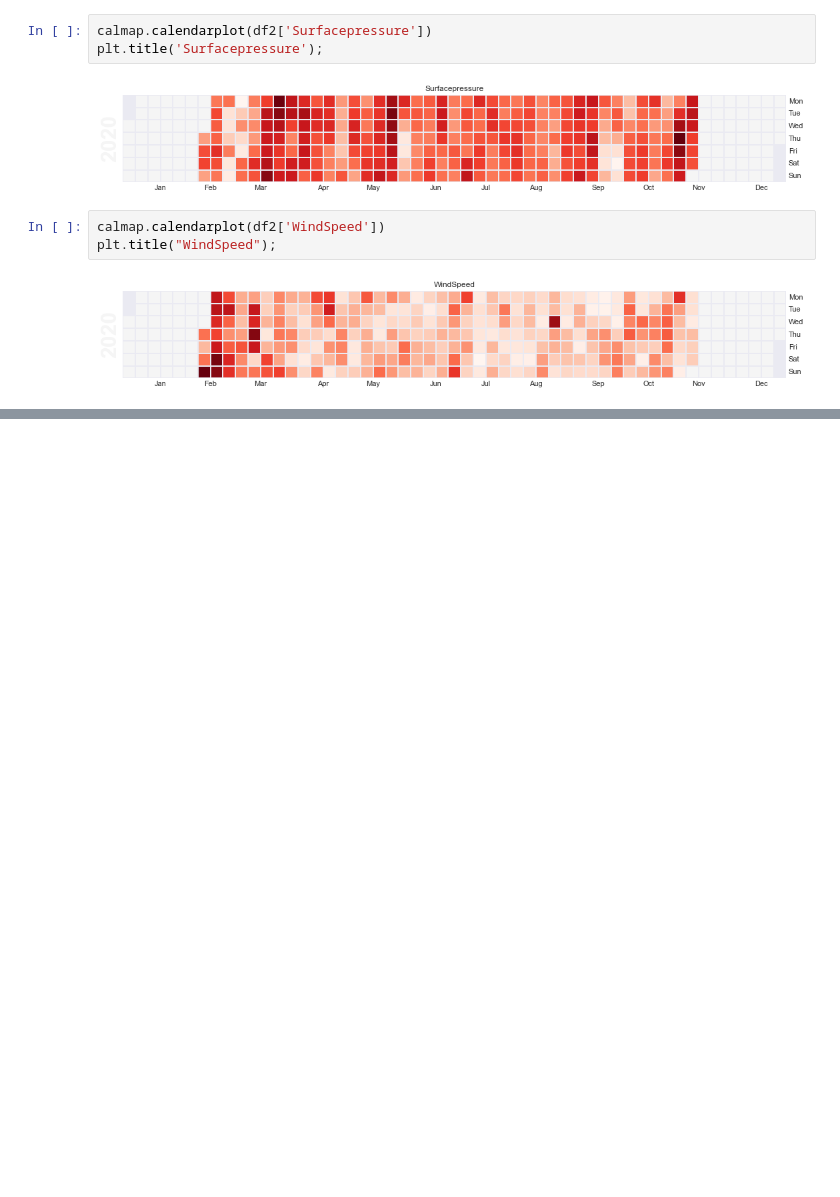
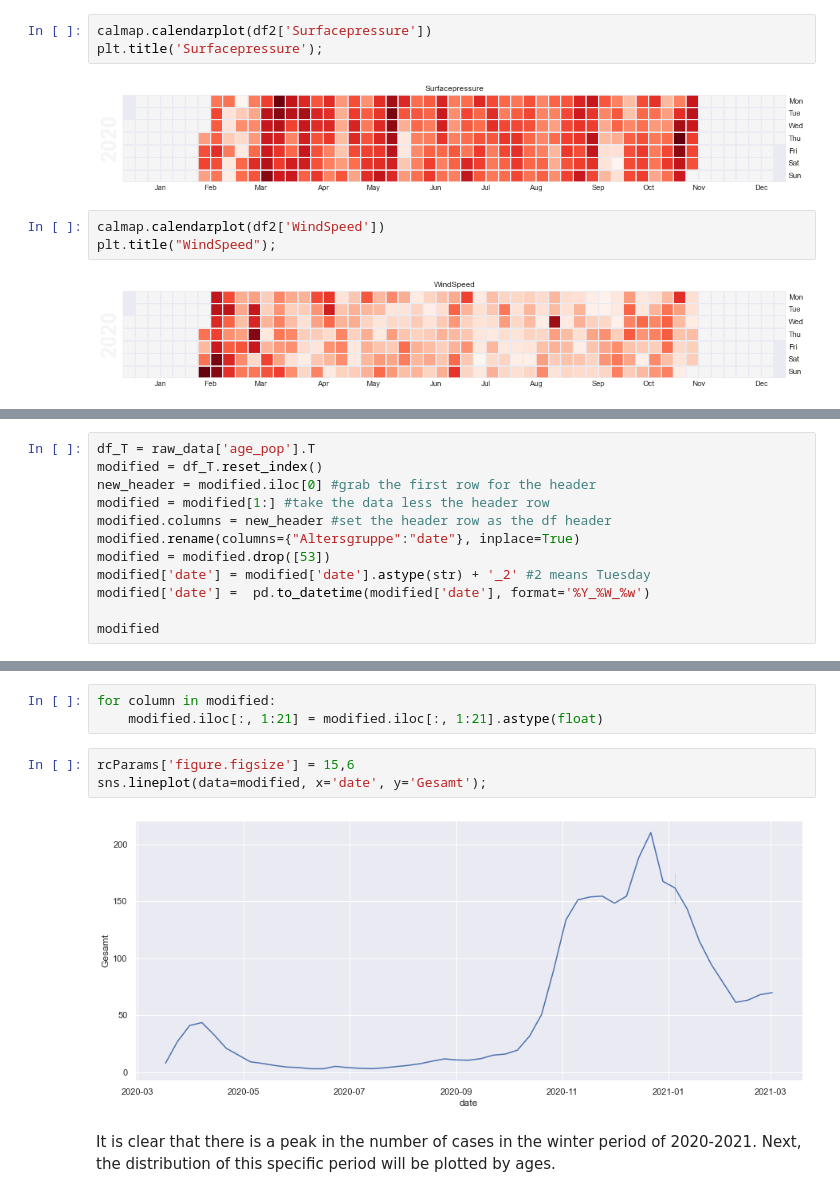
Before and after one commit to Florian335/fyp2021p02g10, a Jupyter notebook: Notebooks/kata.ipynb, the cells around one changed output, grey strips where cells are left out. Drawn from its saved outputs; the diff is of its cells as text; blank space fills up the shorter version.

```diff
--- a/Notebooks/kata.ipynb
+++ b/Notebooks/kata.ipynb
@@ -471,0 +423,12 @@ Name: WindSpeed, dtype: float64
+# %%
+df_T = raw_data['age_pop'].T
+modified = df_T.reset_index()
+new_header = modified.iloc[0] #grab the first row for the header
+modified = modified[1:] #take the data less the header row
+modified.columns = new_header #set the header row as the df header
+modified.rename(columns={"Altersgruppe":"date"}, inplace=True)
+modified = modified.drop([53])
+modified['date'] = modified['date'].astype(str) + '_2' #2 means Tuesday
+modified['date'] =  pd.to_datetime(modified['date'], format='%Y_%W_%w')
+
+modified
@@ -471,0 +454,11 @@ Name: WindSpeed, dtype: float64
+# %%
+for column in modified:
+    modified.iloc[:, 1:21] = modified.iloc[:, 1:21].astype(float)
+# %%
+rcParams['figure.figsize'] = 15,6
+sns.lineplot(data=modified, x='date', y='Gesamt');
+# %% [output]
+[figure, added]
+# %% [markdown]
+It is clear that there is a peak in the number of cases in the winter period of 2020-2021.
+Next, the distribution of this specific period will be plotted by ages.
```
Also changed, not shown: parts of 27 cells of this notebook, 3 other files.
